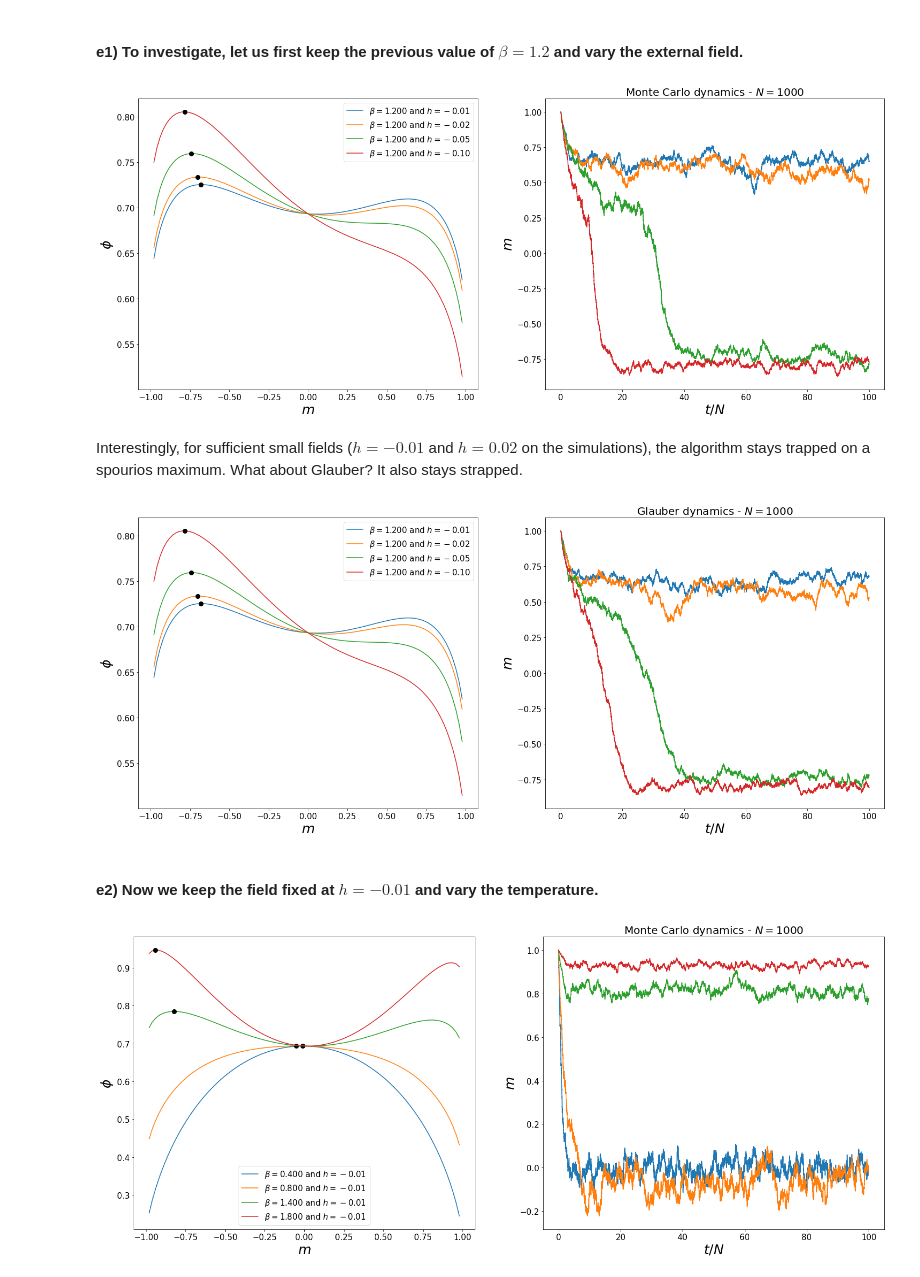
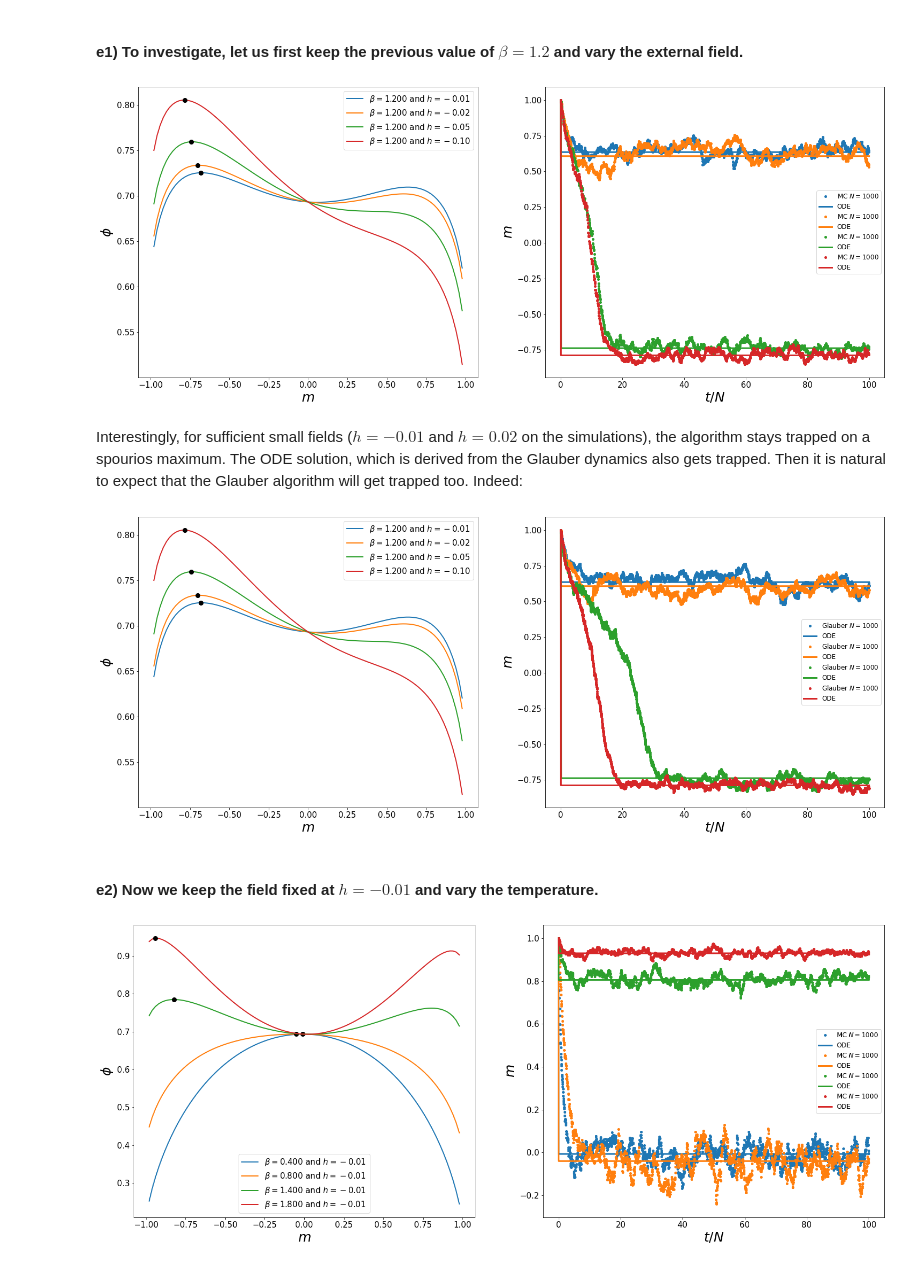
Before and after one commit to rodsveiga/PHYS-642, a Jupyter notebook: hm1.ipynb, the cells around one changed output. Cells and saved outputs as stored; diff of their text form; code cells hidden in the pictures.

```diff
--- a/hm1.ipynb
+++ b/hm1.ipynb
@@ -455,98 +462,140 @@ We will then use the free entropy to look for parameter regimes where the algori
 # %%
 beta_ = [1.2, 1.2, 1.2, 1.2]
 h_ = [-0.01, -0.02, -0.05, -0.1]
+
 N = 1000
+t = np.arange(0, 100*N)
+m0 = 1
+m = np.linspace(-0.98, 0.98, 100)
 
-m = np.linspace(-0.98, 0.98, 100)
+j = 0
 
 f, ax = plt.subplots(1, 2, figsize = (25, 10))
 
 for beta, h in zip(beta_, h_):
-    ax[0].plot(m,  phi(m, beta, h), label= '$\\beta =  %.3f $ and $h = %.2f $' % (beta, h))
+
+    color = 'C' + str(j)
+
+    ax[0].plot(m,  phi(m, beta, h), label= '$\\beta =  %.3f $ and $h = %.2f $' % (beta, h), lw = 2)
+
     MC_dyn = MCMC(N, beta, h)
-    ax[1].plot(np.arange(0, len(MC_dyn)) / N, MC_dyn)
+    tN = np.arange(0, len(MC_dyn)) / N
 
+    ax[1].plot(tN[::50], MC_dyn[::50], marker= 'o', markersize= 4, linestyle='None', color= color, label= 'MC $ N = %d $' % N)
+
+    sol = odeint(m_ODE, m0, t, args=(beta, h))
+    ax[1].plot(np.arange(0, len(sol)) / N, sol, marker= ' ', linestyle = '-', color = color, lw = 3, label= 'ODE')
 
     phi_star_ = np.max(phi(m, beta, h))
     m_star_ = m[phi(m, beta, h).argmax()]
     ax[0].plot(m_star_, phi(m_star_, beta, h), marker= 'o', markersize= 8, color= 'black')
+
+    j = j + 1
 
 
 ax[0].set_xlabel('$m$', fontsize= 25)
 ax[0].set_ylabel('$\\phi$', fontsize= 25)
 ax[0].tick_params(labelsize=15)
 ax[0].legend(fontsize= 15)
-ax[1].set_title('Monte Carlo dynamics - $ N = %d $' % N, fontsize= 20)
 ax[1].set_xlabel('$t/N$', fontsize= 25)
 ax[1].set_ylabel('$m$', fontsize= 25)
 ax[1].tick_params(labelsize=15)
+ax[1].legend(fontsize= 12)
 plt.show()
 # %% [output]
-[figure, old version]
+[figure, new version]
 # %% [markdown]
-Interestingly, for sufficient small fields ($ h = -0.01 $ and $h = 0.02$ on the simulations), the algorithm stays trapped on a spourios maximum. What about Glauber? It also stays strapped.
+Interestingly, for sufficient small fields ($ h = -0.01 $ and $h = 0.02$ on the simulations), the algorithm stays trapped on a spourios maximum. The ODE solution, which is derived from the Glauber dynamics also gets trapped. Then it is natural to expect that the Glauber algorithm will get trapped too. Indeed:
 # %%
 beta_ = [1.2, 1.2, 1.2, 1.2]
 h_ = [-0.01, -0.02, -0.05, -0.1]
+
 N = 1000
+t = np.arange(0, 100*N)
+m0 = 1
+m = np.linspace(-0.98, 0.98, 100)
 
-m = np.linspace(-0.98, 0.98, 100)
+j = 0
 
 f, ax = plt.subplots(1, 2, figsize = (25, 10))
 
 for beta, h in zip(beta_, h_):
-    ax[0].plot(m,  phi(m, beta, h), label= '$\\beta =  %.3f $ and $h = %.2f $' % (beta, h))
+
+    color = 'C' + str(j)
+
+    ax[0].plot(m,  phi(m, beta, h), label= '$\\beta =  %.3f $ and $h = %.2f $' % (beta, h), lw = 2)
+
     GL = Glauber_dyn(N, beta, h)
-    ax[1].plot(np.arange(0, len(GL)) / N, GL)
+    tN = np.arange(0, len(MC_dyn)) / N
 
+    ax[1].plot(tN[::20], GL[::20], marker= 'o', markersize= 4, linestyle='None', color= color, label= 'Glauber $ N = %d $' % N)
+
+    sol = odeint(m_ODE, m0, t, args=(beta, h))
+    ax[1].plot(np.arange(0, len(sol)) / N, sol, marker= ' ', linestyle = '-', color = color, lw = 3, label= 'ODE')
 
     phi_star_ = np.max(phi(m, beta, h))
     m_star_ = m[phi(m, beta, h).argmax()]
     ax[0].plot(m_star_, phi(m_star_, beta, h), marker= 'o', markersize= 8, color= 'black')
+
+    j = j + 1
 
 
 ax[0].set_xlabel('$m$', fontsize= 25)
 ax[0].set_ylabel('$\\phi$', fontsize= 25)
 ax[0].tick_params(labelsize=15)
 ax[0].legend(fontsize= 15)
-ax[1].set_title('Glauber dynamics - $ N = %d $' % N, fontsize= 20)
 ax[1].set_xlabel('$t/N$', fontsize= 25)
 ax[1].set_ylabel('$m$', fontsize= 25)
 ax[1].tick_params(labelsize=15)
+ax[1].legend(fontsize= 12)
 plt.show()
 # %% [output]
-[figure, old version]
+[figure, new version]
 # %% [markdown]
 #### e2) Now we keep the field fixed at $ h = -0.01$ and vary the temperature.
 # %%
 beta_ = [0.4, 0.8, 1.4, 1.8]
 h_ = [-0.01, -0.01, -0.01, -0.01]
+
 N = 1000
+t = np.arange(0, 100*N)
+m0 = 1
+m = np.linspace(-0.98, 0.98, 100)
 
-m = np.linspace(-0.98, 0.98, 100)
+j = 0
 
 f, ax = plt.subplots(1, 2, figsize = (25, 10))
 
 for beta, h in zip(beta_, h_):
-    ax[0].plot(m,  phi(m, beta, h), label= '$\\beta =  %.3f $ and $h = %.2f $' % (beta, h))
+
+    color = 'C' + str(j)
+
+    ax[0].plot(m,  phi(m, beta, h), label= '$\\beta =  %.3f $ and $h = %.2f $' % (beta, h), lw = 2)
+
     MC_dyn = MCMC(N, beta, h)
-    ax[1].plot(np.arange(0, len(MC_dyn)) / N, MC_dyn)
+    tN = np.arange(0, len(MC_dyn)) / N
 
+    ax[1].plot(tN[::50], MC_dyn[::50], marker= 'o', markersize= 4, linestyle='None', color= color, label= 'MC $ N = %d $' % N)
+
+    sol = odeint(m_ODE, m0, t, args=(beta, h))
+    ax[1].plot(np.arange(0, len(sol)) / N, sol, marker= ' ', linestyle = '-', color = color, lw = 3, label= 'ODE')
 
     phi_star_ = np.max(phi(m, beta, h))
     m_star_ = m[phi(m, beta, h).argmax()]
     ax[0].plot(m_star_, phi(m_star_, beta, h), marker= 'o', markersize= 8, color= 'black')
+
+    j = j + 1
 
 
 ax[0].set_xlabel('$m$', fontsize= 25)
 ax[0].set_ylabel('$\\phi$', fontsize= 25)
 ax[0].tick_params(labelsize=15)
 ax[0].legend(fontsize= 15)
-ax[1].set_title('Monte Carlo dynamics - $ N = %d $' % N, fontsize= 20)
 ax[1].set_xlabel('$t/N$', fontsize= 25)
 ax[1].set_ylabel('$m$', fontsize= 25)
 ax[1].tick_params(labelsize=15)
+ax[1].legend(fontsize= 12)
 plt.show()
 # %% [output]
-[figure, old version]
+[figure, new version]
 # %% [markdown]
```
Also changed, not shown: parts of 5 cells of this notebook.
